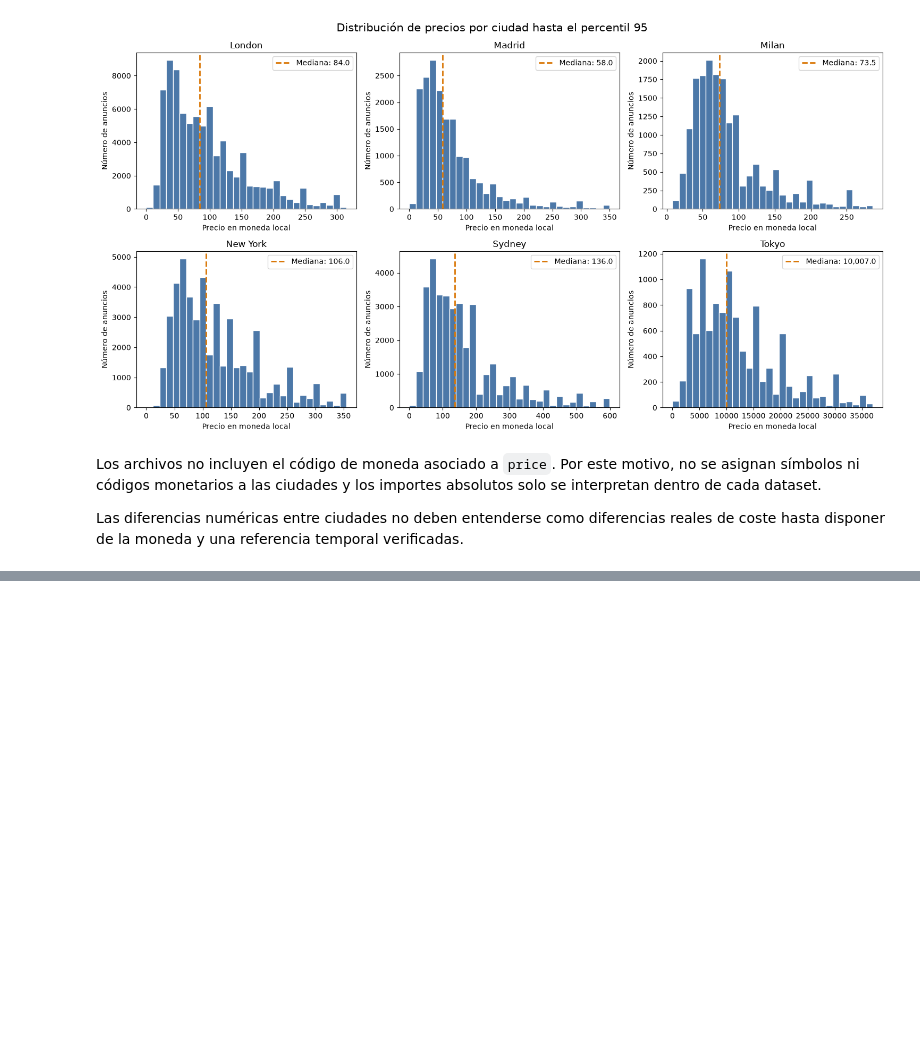
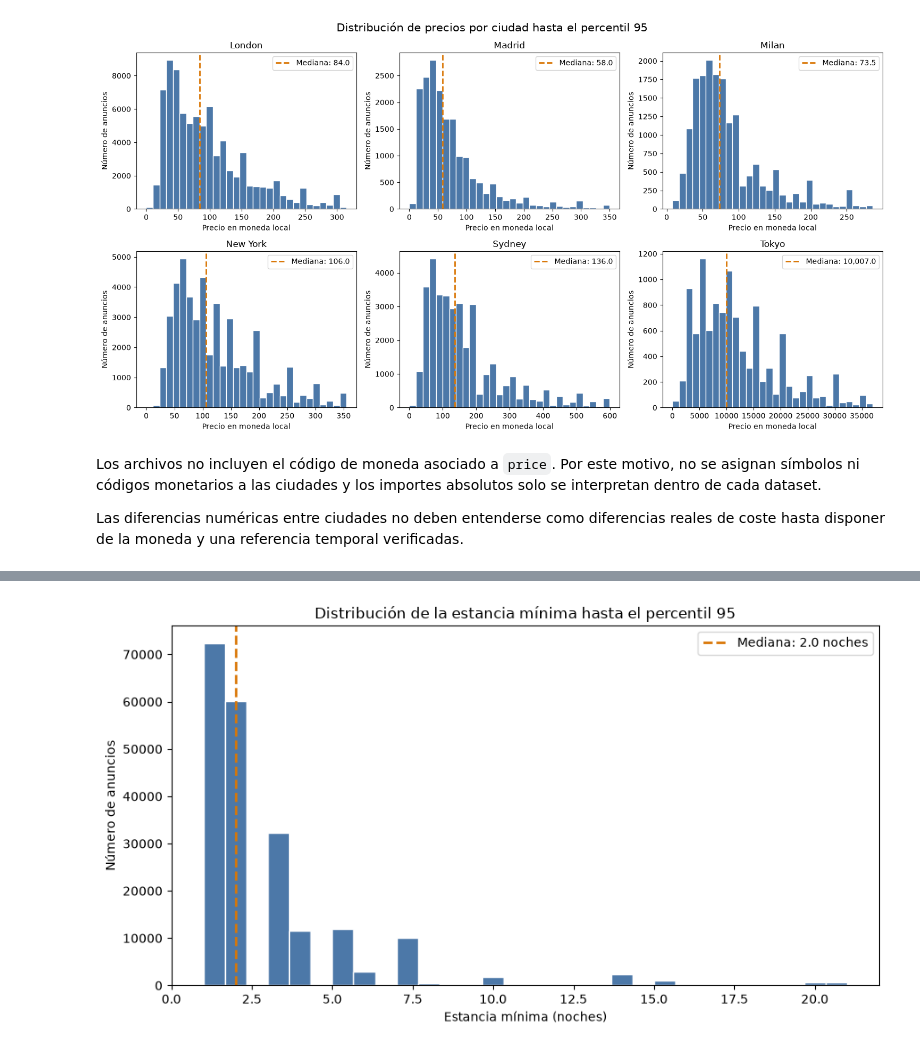
Before and after one commit to Bootcamp-IA-MAD-P7/project8-ad1, a Jupyter notebook: notebooks/03_exploratory_analysis.ipynb, the cells around one changed output, grey strips where cells are left out. Drawn from its saved outputs; the diff is of its cells as text; code cells hidden in the pictures; blank space fills up the shorter version.

Commit message:
feat: complete univariate exploratory analysis

```diff
--- a/notebooks/03_exploratory_analysis.ipynb
+++ b/notebooks/03_exploratory_analysis.ipynb
@@ -358,0 +387,20 @@ de coste hasta disponer de la moneda y una referencia temporal verificadas.
+# %%
+minimum_nights = analysis_data["minimum_nights"]
+
+minimum_nights_summary = pd.Series(
+    {
+        "listing_count": minimum_nights.size,
+        "minimum": minimum_nights.min(),
+        "first_quartile": minimum_nights.quantile(0.25),
+        "median": minimum_nights.median(),
+        "third_quartile": minimum_nights.quantile(0.75),
+        "percentile_95": minimum_nights.quantile(0.95),
+        "maximum": minimum_nights.max(),
+        "above_365_count": minimum_nights.gt(365).sum(),
+        "above_365_percentage": (
+            minimum_nights.gt(365).mean() * 100
+        ),
+    }
+).round(2)
+
+minimum_nights_summary
@@ -358,0 +418,33 @@ de coste hasta disponer de la moneda y una referencia temporal verificadas.
+# %%
+minimum_nights_p95 = minimum_nights.quantile(0.95)
+
+visible_minimum_nights = minimum_nights[
+    minimum_nights.le(minimum_nights_p95)
+]
+
+fig, ax = plt.subplots(figsize=(9, 5))
+
+ax.hist(
+    visible_minimum_nights,
+    bins=30,
+    color="#4C78A8",
+    edgecolor="white",
+)
+
+ax.axvline(
+    minimum_nights.median(),
+    color="#D97706",
+    linestyle="--",
+    linewidth=2,
+    label=f"Mediana: {minimum_nights.median():,.1f} noches",
+)
+
+ax.set_title("Distribución de la estancia mínima hasta el percentil 95")
+ax.set_xlabel("Estancia mínima (noches)")
+ax.set_ylabel("Número de anuncios")
+ax.legend()
+
+plt.tight_layout()
+plt.show()
+# %% [output]
+[figure, added]
```
Also changed, not shown: parts of 15 cells of this notebook, 3 other files.
